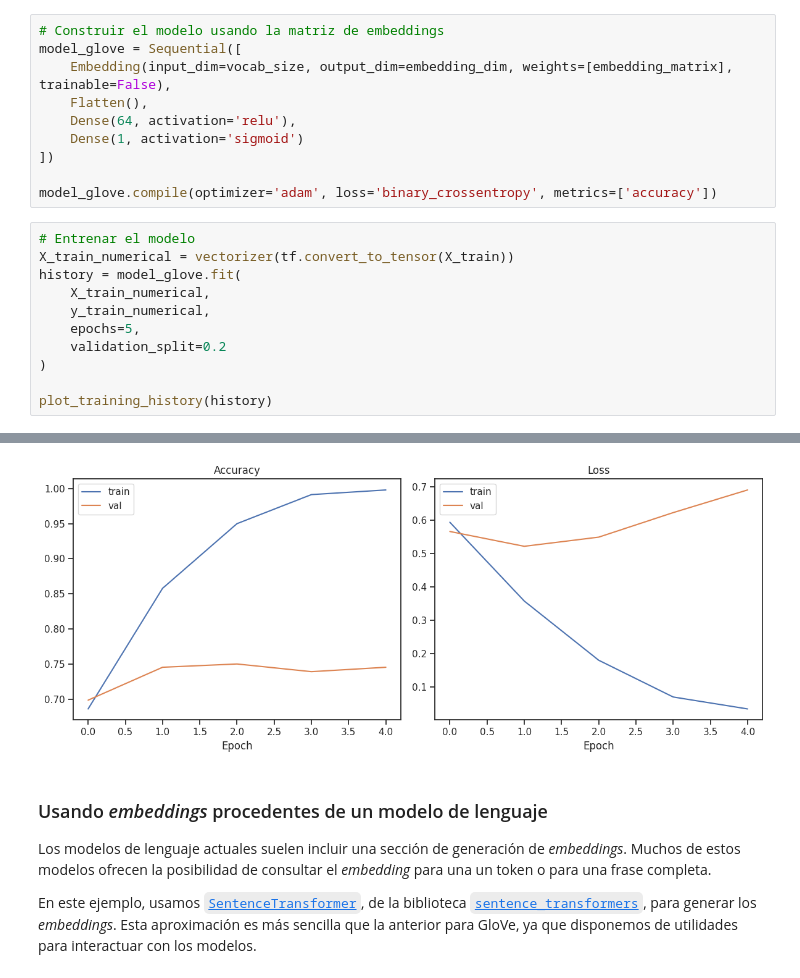
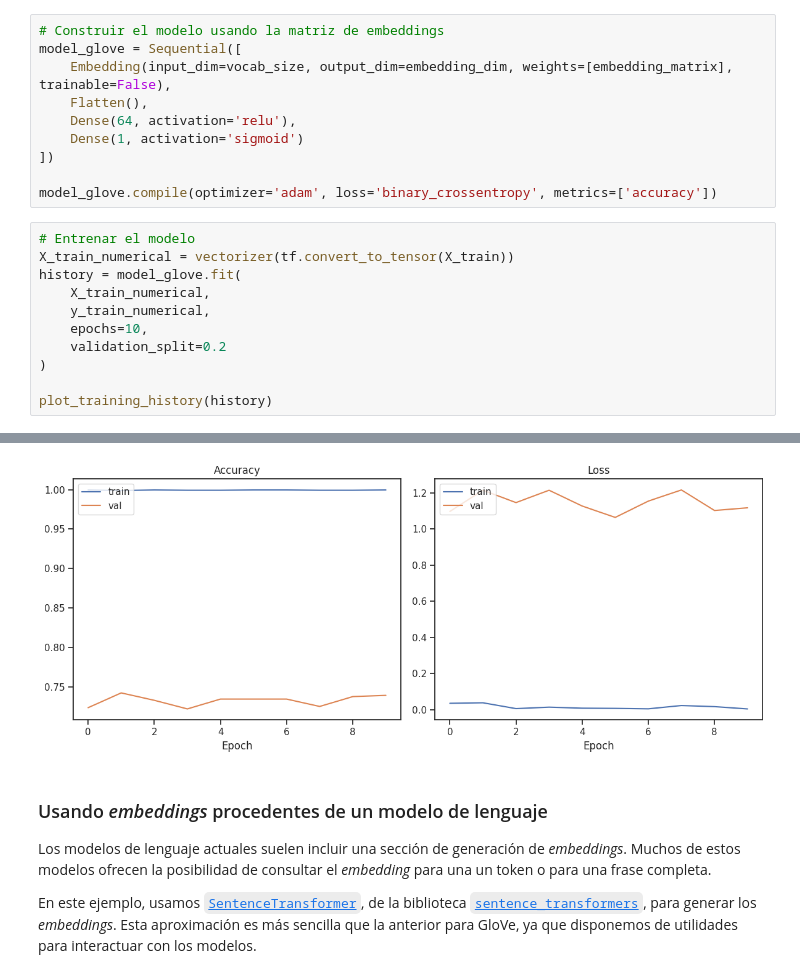
Before and after one commit to jgromero/dasoc-ap, a Jupyter notebook: conspiraciones/clasificacion-conspiraciones.ipynb, the cells around one changed output, grey strips where cells are left out. Drawn from its saved outputs; the diff is of its cells as text.

```diff
--- a/conspiraciones/clasificacion-conspiraciones.ipynb
+++ b/conspiraciones/clasificacion-conspiraciones.ipynb
@@ -447,7 +461,7 @@ X_train_numerical = vectorizer(tf.convert_to_tensor(X_train))
 history = model_glove.fit(
     X_train_numerical,
     y_train_numerical,
-    epochs=5,
+    epochs=10,
     validation_split=0.2
 )
 
@@ -466,4 +490,4 @@ Epoch 5/5
-[figure, old version]
+[figure, new version]
 # %% [markdown]
 ### Usando _embeddings_ procedentes de un modelo de lenguaje
 Los modelos de lenguaje actuales suelen incluir una sección de generación de _embeddings_. Muchos de estos modelos ofrecen la posibilidad de consultar el _embedding_ para una un token o para una frase completa.
```
Also changed, not shown: parts of 13 cells of this notebook.
